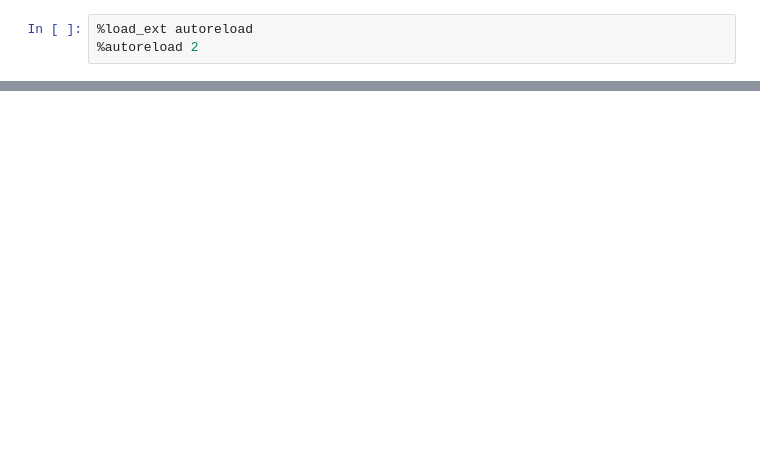
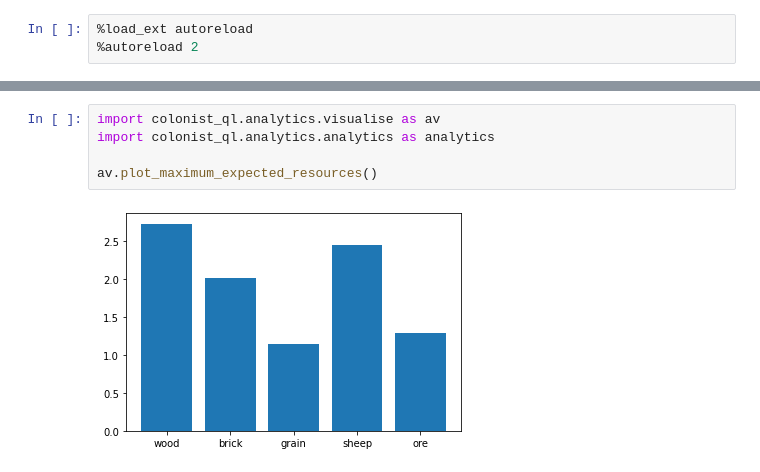
Before and after one commit to zactodd/ColonistQLearning, a Jupyter notebook: notebooks/game_interaction.ipynb, the cells around one changed output, grey strips where cells are left out. Cells and saved outputs as stored; diff of their text form; blank space fills up the shorter version.

```diff
--- a/notebooks/game_interaction.ipynb
+++ b/notebooks/game_interaction.ipynb
@@ -28,0 +35,7 @@ visualise.draw_board(hexes)
+# %%
+import colonist_ql.analytics.visualise as av
+import colonist_ql.analytics.analytics as analytics
+
+av.plot_maximum_expected_resources()
+# %% [output]
+[figure, added]
```
Also changed, not shown: parts of 5 cells of this notebook.
